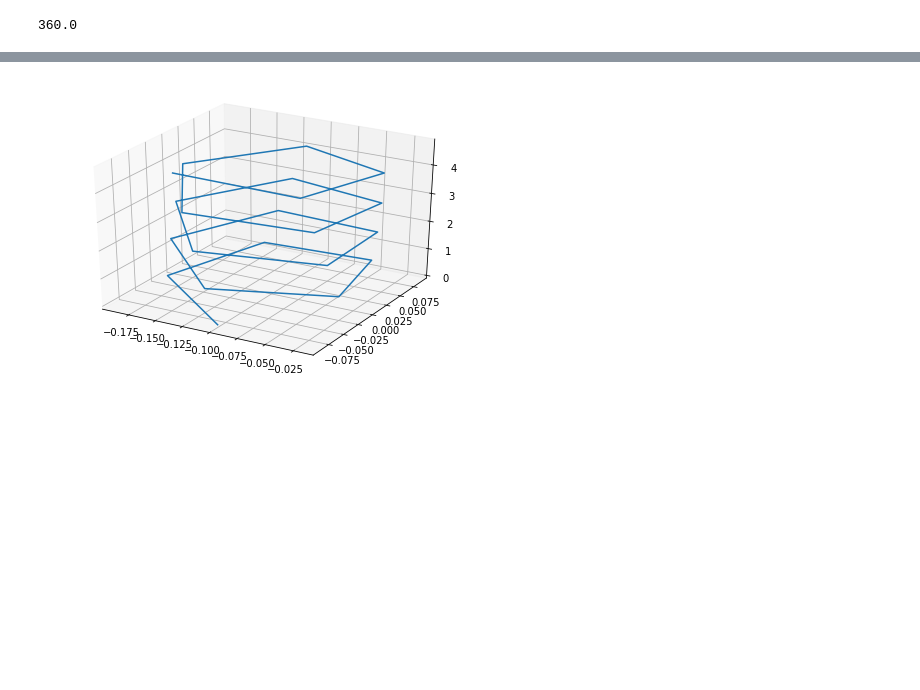
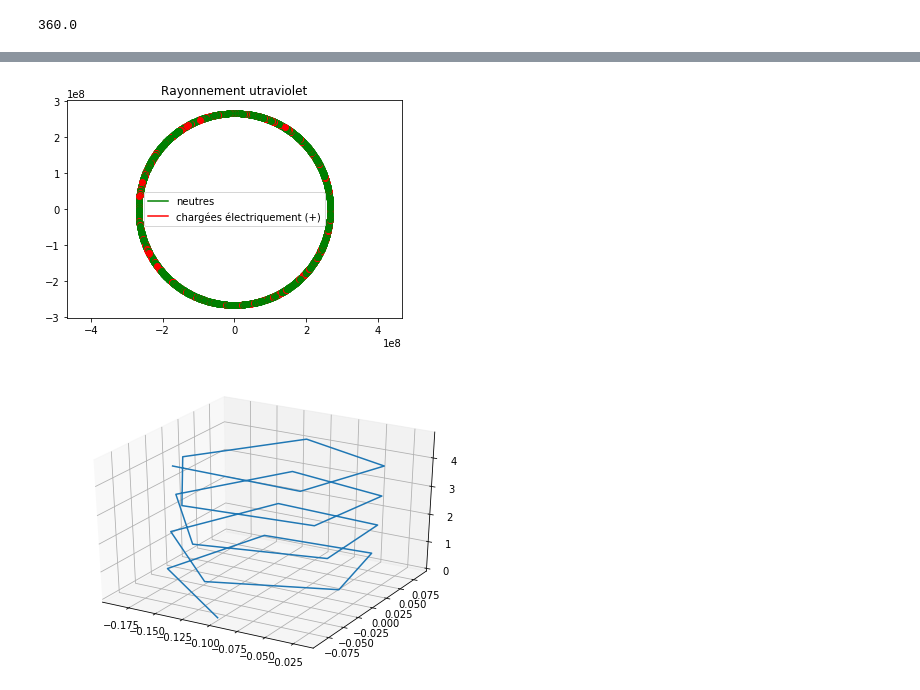
Before and after one commit to ARE2020-G1G2/saturn, a Jupyter notebook: src/Anneaux_saturnes.ipynb, the cells around one changed output, grey strips where cells are left out. Drawn from its saved outputs; the diff is of its cells as text; code cells hidden in the pictures; blank space fills up the shorter version.

```diff
--- a/src/Anneaux_saturnes.ipynb
+++ b/src/Anneaux_saturnes.ipynb
@@ -98,3 +197,28 @@ plt.grid(linestyle='--')
+# %%
+import numpy as np
+import matplotlib.pyplot as plt
+plt.title("Rayonnement utraviolet")
+from random import *
+i=0
+while(i<2347):
+    j=randint(0, 5)
+    if(j==1):
+        x=r*np.cos(theta[i])
+        y=r*np.sin(theta[i])
+        plt.scatter(x,y,c='r', linewidth=1)
+    if(j!=1):
+        x=r*np.cos(theta[i])
+        y=r*np.sin(theta[i])
+        plt.scatter(x,y,c='g', linewidth=1)
+
+    i=i+1
+plt.plot(x, y, "g", label="neutres")
+plt.plot(x, y, "r", label="chargées électriquement (+)")
+plt.axis("equal")
+plt.legend()
+plt.show()
+# %% [output]
+[figure, added]
 # %%
 def miroir_x(B_o,mp,q,v_int,a_p,x_int,w,t_max):
     t=0
```
Also changed, not shown: parts of 6 cells of this notebook.
